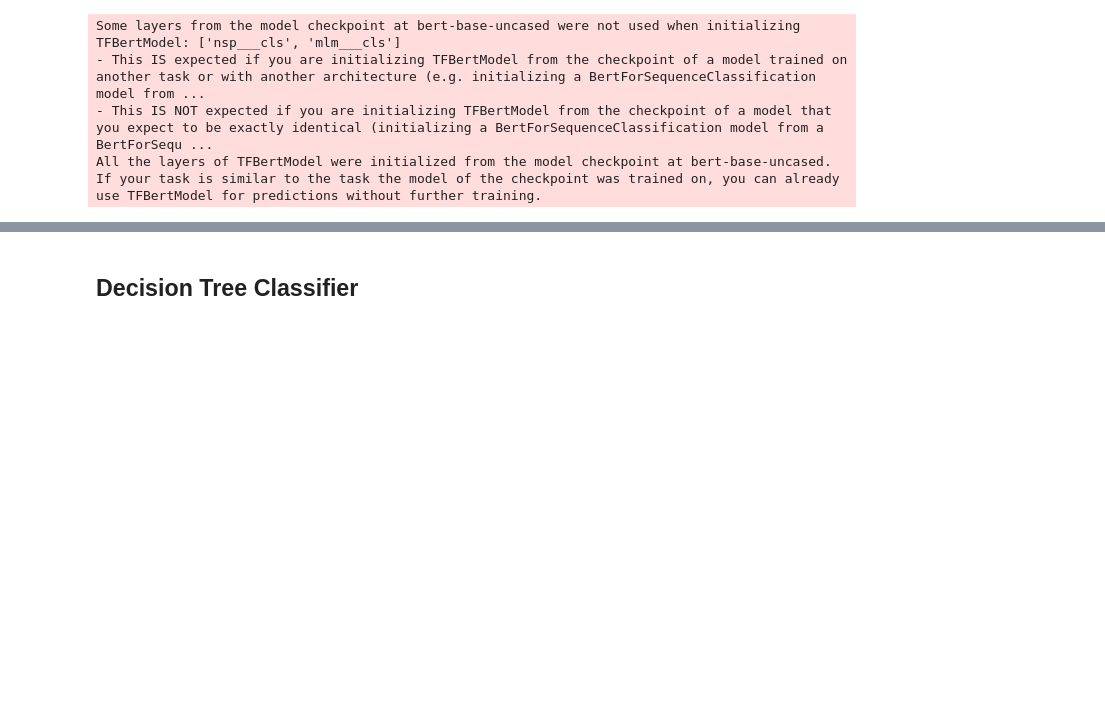
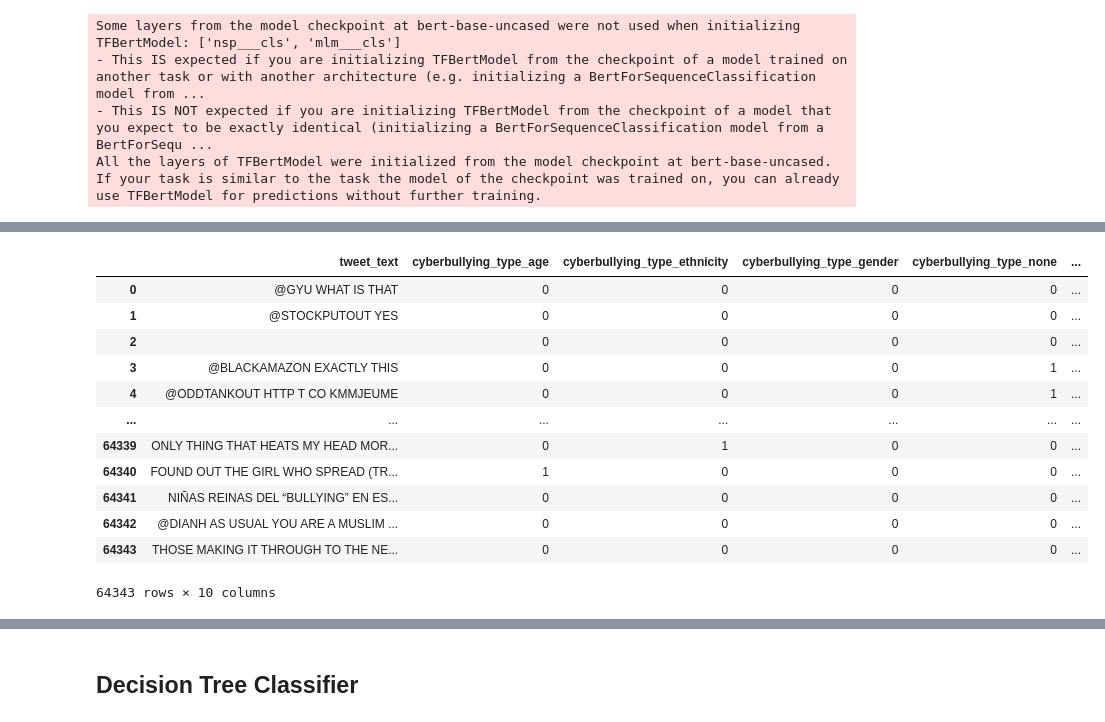
Before and after one commit to kollesal/hateSpeech, a Jupyter notebook: 07_Anwendung in Machine Learning/07_01_model_eval.ipynb, the cells around one changed output, grey strips where cells are left out. Drawn from its saved outputs; the diff is of its cells as text; code cells hidden in the pictures; blank space fills up the shorter version.

```diff
--- a/07_Anwendung in Machine Learning/07_01_model_eval.ipynb
+++ b/07_Anwendung in Machine Learning/07_01_model_eval.ipynb
@@ -67,2 +70,2 @@ As first step I will import the cleaned dataset from the previous notebook "01_d
 # %%
-cleaned_data_df = pd.read_csv('..\\04_Data Cleansing\\04_cleaned_data.csv')
+cleaned_data_df = pd.read_csv('..\\06_Feature Selection & Engineering\\06_dataset_tweets_featured.csv')
@@ -109,0 +118,4 @@ cleaned_data_df
+# %%
+cleaned_data_df = cleaned_data_df.drop(columns=['interaction_id', 'tweet_id', 'senderuser_id', 'receiveruser_id', 'interaction_timestamp', 'char_count', 'harass', 'cyberstalk', 'doxing', 'exclusion', 'impersonation', 'trolling', 'hateSpeech', 'threats', 'flaming', 'outing', 'word_count', 'avg_word_length', 'avg_sentence_length', 'punctuation_count'])
+cleaned_data_df['tweet_text'] = cleaned_data_df['tweet_text'].str.lower()
+cleaned_data_df
@@ -109,0 +138,2 @@ cleaned_data_df
+# %%
+cleaned_data_df = cleaned_data_df.dropna(subset=['tweet_text'])
@@ -110,3 +146,17 @@ cleaned_data_df
 # %%
-df_la = pd.get_dummies(all_data_df, columns = ['cyberbullying_type'])
+df_la = pd.get_dummies(cleaned_data_df, columns = ['cyberbullying_type'])
 df_la
+# %% [output]
+|  | tweet_text | cyberbullying_type_age | cyberbullying_type_ethnicity | cyberbullying_type_gender | cyberbullying_type_none | ... |
+| 0 | @GYU WHAT IS THAT | 0 | 0 | 0 | 0 | ... |
+| 1 | @STOCKPUTOUT YES | 0 | 0 | 0 | 0 | ... |
+| 2 |  | 0 | 0 | 0 | 0 | ... |
+| 3 | @BLACKAMAZON EXACTLY THIS | 0 | 0 | 0 | 1 | ... |
+| 4 | @ODDTANKOUT HTTP T CO KMMJEUME | 0 | 0 | 0 | 1 | ... |
+| ... | ... | ... | ... | ... | ... | ... |
+| 64339 | ONLY THING THAT HEATS MY HEAD MOR... | 0 | 1 | 0 | 0 | ... |
+| 64340 | FOUND OUT THE GIRL WHO SPREAD (TR... | 1 | 0 | 0 | 0 | ... |
+| 64341 | NIÑAS REINAS DEL “BULLYING” EN ES... | 0 | 0 | 0 | 0 | ... |
+| 64342 | @DIANH AS USUAL YOU ARE A MUSLIM ... | 0 | 0 | 0 | 0 | ... |
+| 64343 | THOSE MAKING IT THROUGH TO THE NE... | 0 | 0 | 0 | 0 | ... |
+64343 rows × 10 columns
```
Also changed, not shown: parts of 21 cells of this notebook, 4 other files.
